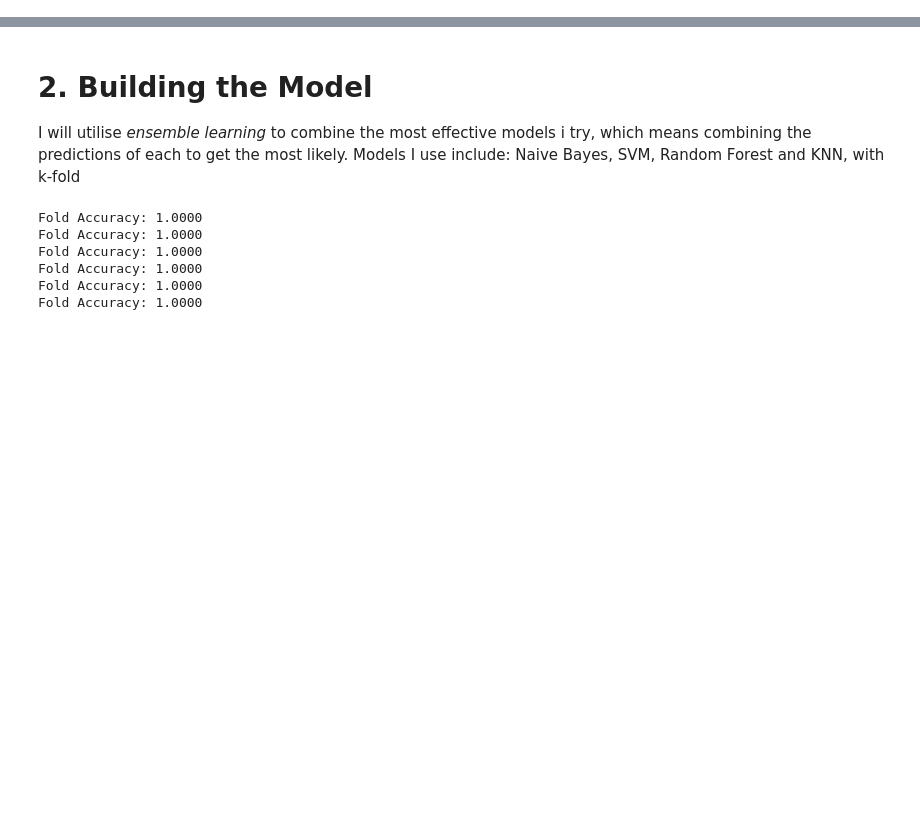
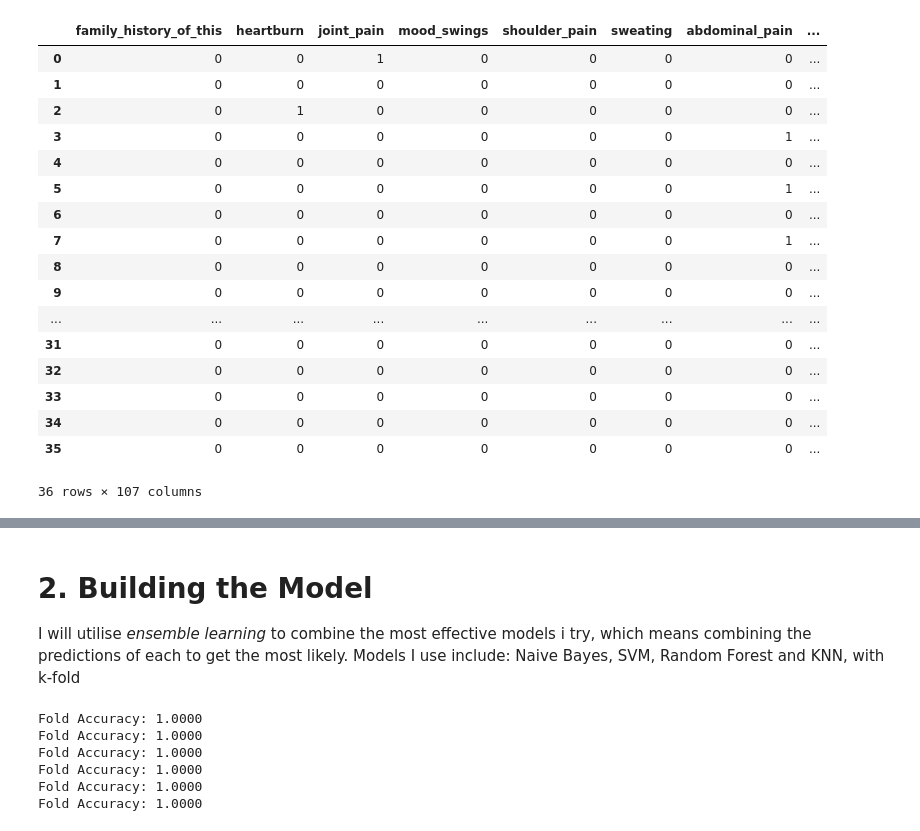
Before and after one commit to cegavix/Virtual-Doctors-Chatbot, a Jupyter notebook: Templated_based_Chatbot/create_diagnosis_model.ipynb, the cells around one changed output, grey strips where cells are left out. Drawn from its saved outputs; the diff is of its cells as text; code cells hidden in the pictures; blank space fills up the shorter version.

```diff
--- a/Templated_based_Chatbot/create_diagnosis_model.ipynb
+++ b/Templated_based_Chatbot/create_diagnosis_model.ipynb
@@ -60,0 +32,5 @@ Name: count, dtype: int64
+# %%
+import pandas as pd
+
+df=pd.read_csv('Datasets/custom_training.csv')
+df
@@ -60,0 +39,7 @@ Name: count, dtype: int64
+# %%
+# Split the symptoms column into separate features
+def split_symptoms(row):
+  return row['symptoms_list'].split(',')
+
+df['symptoms_list'] = df.apply(split_symptoms, axis=1)
+df['symptoms_list']
@@ -60,0 +64,24 @@ Name: count, dtype: int64
+# %%
+# One-hot encode the features using get_dummies
+encoded_df = pd.get_dummies(df['symptoms_list'].explode())
+encoded_df = encoded_df.groupby(encoded_df.index).sum()
+encoded_df
+# %% [output]
+|  | family_history_of_this | heartburn | joint_pain | mood_swings | shoulder_pain | sweating | abdominal_pain | ... |
+| 0 | 0 | 0 | 1 | 0 | 0 | 0 | 0 | ... |
+| 1 | 0 | 0 | 0 | 0 | 0 | 0 | 0 | ... |
+| 2 | 0 | 1 | 0 | 0 | 0 | 0 | 0 | ... |
+| 3 | 0 | 0 | 0 | 0 | 0 | 0 | 1 | ... |
+| 4 | 0 | 0 | 0 | 0 | 0 | 0 | 0 | ... |
+| 5 | 0 | 0 | 0 | 0 | 0 | 0 | 1 | ... |
+| 6 | 0 | 0 | 0 | 0 | 0 | 0 | 0 | ... |
+| 7 | 0 | 0 | 0 | 0 | 0 | 0 | 1 | ... |
+| 8 | 0 | 0 | 0 | 0 | 0 | 0 | 0 | ... |
+| 9 | 0 | 0 | 0 | 0 | 0 | 0 | 0 | ... |
+| ... | ... | ... | ... | ... | ... | ... | ... | ... |
+| 31 | 0 | 0 | 0 | 0 | 0 | 0 | 0 | ... |
+| 32 | 0 | 0 | 0 | 0 | 0 | 0 | 0 | ... |
+| 33 | 0 | 0 | 0 | 0 | 0 | 0 | 0 | ... |
+| 34 | 0 | 0 | 0 | 0 | 0 | 0 | 0 | ... |
+| 35 | 0 | 0 | 0 | 0 | 0 | 0 | 0 | ... |
+36 rows × 107 columns
```
Also changed, not shown: parts of 22 cells of this notebook, 25 other files.
